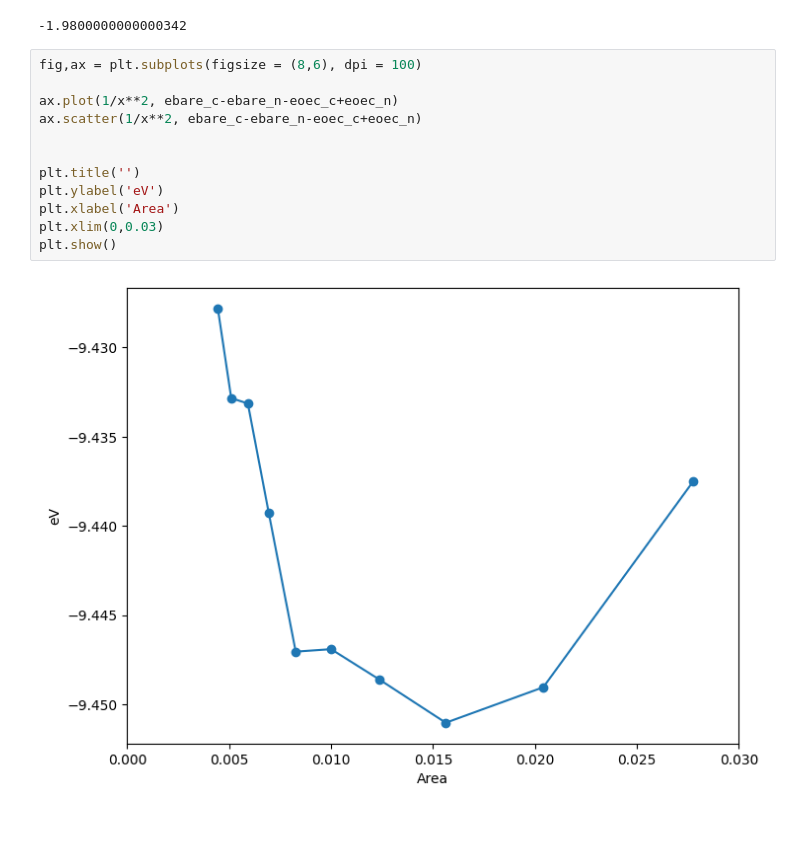
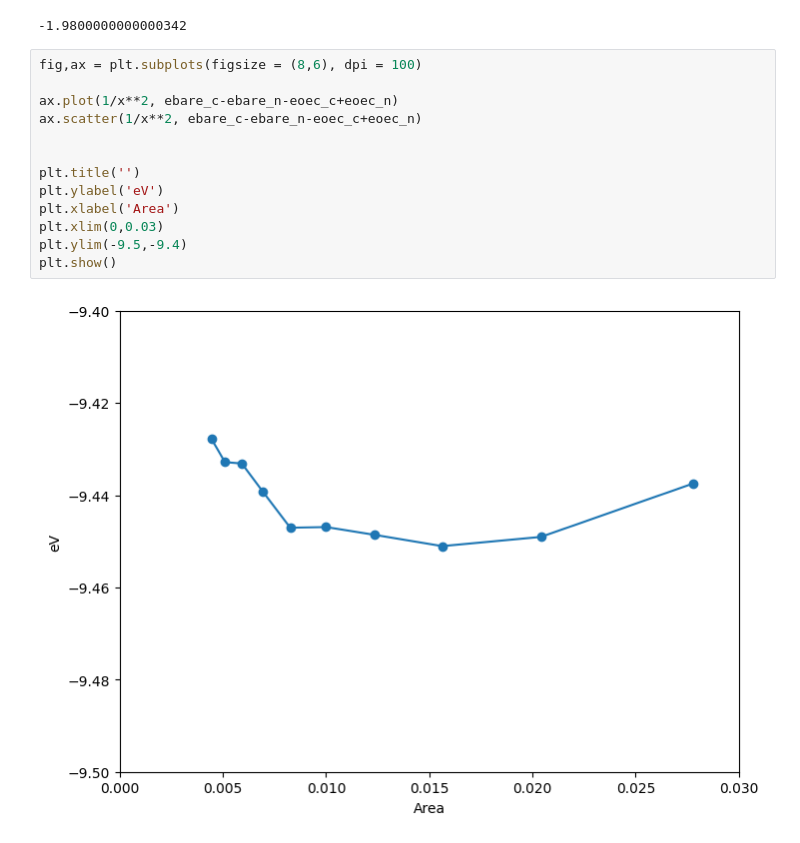
Before and after one commit to rjguo1208/potcorr, a Jupyter notebook: plot.ipynb, the cells around one changed output. Saved outputs shown, nothing was run; the diff lists cells and outputs as text.

```diff
--- a/plot.ipynb
+++ b/plot.ipynb
@@ -744,17 +745,18 @@ dehart_ + debare_ + dexc_
 # %%
 fig,ax = plt.subplots(figsize = (8,6), dpi = 100)
 
 ax.plot(1/x**2, ebare_c-ebare_n-eoec_c+eoec_n)
 ax.scatter(1/x**2, ebare_c-ebare_n-eoec_c+eoec_n)
 
 
 plt.title('')
 plt.ylabel('eV')
 plt.xlabel('Area')
 plt.xlim(0,0.03)
+plt.ylim(-9.5,-9.4)
 plt.show()
 # %% [output]
-[figure, old version]
+[figure, new version]
 # %%
 rcharge = np.array([1.000000002788614,
 0.811031180814913,
```
Also changed, not shown: parts of 2 cells of this notebook, 3 other files.
